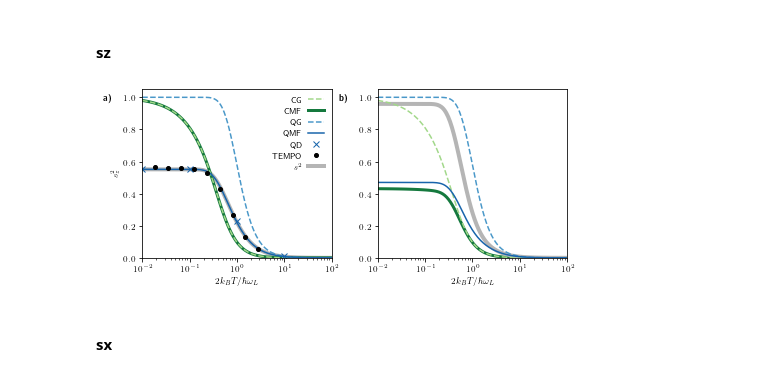
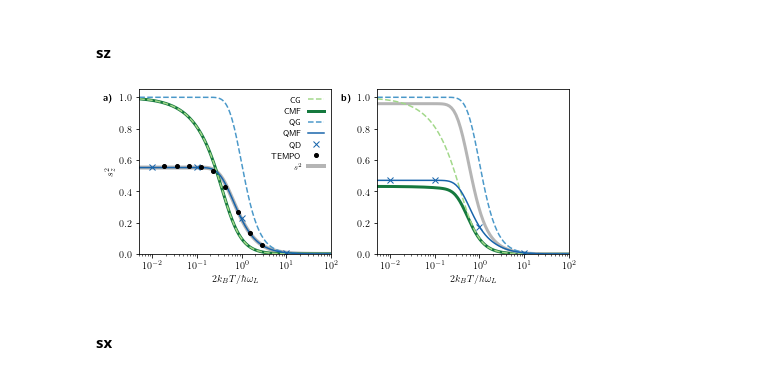
Before and after one commit to quantum-exeter/QuantumSpinDynamics, a Jupyter notebook: plot/plotStatics.ipynb, the cells around one changed output. Cells and saved outputs as stored; diff of their text form; code cells hidden in the pictures.

```diff
--- a/plot/plotStatics.ipynb
+++ b/plot/plotStatics.ipynb
@@ -121,10 +121,10 @@ dataG_qu = np.array(pd.read_csv(r'../paper_data/qu_Gibbs.csv'))
 dataG_cl = np.array(pd.read_csv(r'/Users/charliehogg/Work/ClassicalSpinMFGS/paper_data/cl_Gibbs.csv'))
 
 #### prmd ####
-data1D_prmd = np.array(pd.read_csv(r'../paper_data/qu_MFGS_1D_prmd_250.csv'))
+data1D_prmd = np.array(pd.read_csv(r'../paper_data/qu_MFGS_1D_prmd_150.csv'))
 data1D_prmd_cl = np.array(pd.read_csv(r'/Users/charliehogg/Work/ClassicalSpinMFGS/paper_data/cl_MFGS_1D_prmd.csv'))
 
-data3D_prmd = np.array(pd.read_csv(r'../paper_data/qu_MFGS_3D_prmd_6.csv'))
+data3D_prmd = np.array(pd.read_csv(r'../paper_data/qu_MFGS_3D_prmd_5.csv'))
 data3D_prmd_cl = np.array(pd.read_csv(r'/Users/charliehogg/Work/ClassicalSpinMFGS/paper_data/cl_MFGS_3D_prmd.csv'))
 
 data_tempo = np.array(pd.read_csv(r'../paper_data/TEMPO.csv'))
@@ -199,7 +199,7 @@ ax[1].set_xlabel("$2k_B T/\hbar\omega_L$")
 ax[0].set_ylabel("$s_z^2$")
 
 for i in [0, 1]:
-        ax[i].set_xlim(1.0e-2, 1.0e2)
+        ax[i].set_xlim(0.5e-2, 1.0e2)
         ax[i].set_ylim(0.0, 1.05)
 
 def clGibbs(T):
@@ -208,48 +208,50 @@ def clGibbs(T):
 ##### Data 3D ######
 
 ## Classical ##
-ax[0].semilogx(dataG_qu[:,0], clGibbs(dataG_qu[:,0])**2, color=ocmap(0.4), linestyle='--', zorder=2, label='CG') # Gibbs
+# ax[0].semilogx(dataG_qu[:,0], clGibbs(dataG_qu[:,0]), 'r-') # Gibbs (Analytical)
+ax[0].semilogx(dataG_cl[:,0], dataG_cl[:,3]**2, color=ocmap(0.4), linestyle='--', zorder=2, label='CG') # Gibbs (Numerical)
 ax[0].semilogx(data3D_prmd_cl[:,0], data3D_prmd_cl[:,3]**2, color=ocmap(0.8), linestyle='-', linewidth=3, zorder=1, label='CMF') # MFGS
 
 ## Quantum ##
 ax[0].semilogx(dataG_qu[:,0], dataG_qu[:,3]**2, color=bcmap(0.6), linestyle='--', label='QG') # Gibbs
 ax[0].semilogx(data3D_prmd[:,0], data3D_prmd[:,3]**2, color=bcmap(0.8), label='QMF') # MFGS
 ax[0].plot(0.01, 0.745**2, color=bcmap(0.8), marker='x', linestyle='None', label='QD') # Dynamics
 ax[0].plot(0.1, 0.745**2, color=bcmap(0.8), marker='x', linestyle='None') # Dynamics
 ax[0].plot(1, 0.476**2, color=bcmap(0.8), marker='x', linestyle='None') # Dynamics
 ax[0].plot(10, 0.0942**2, color=bcmap(0.8), marker='x', linestyle='None') # Dynamics
 ax[0].semilogx(data_tempo[:,0], data_tempo[:,1]**2, 'ko', markersize=4, label='TEMPO') # TEMPO
 
 ax[0].semilogx(data3D_prmd[:,0], data3D_prmd[:,1]**2 + data3D_prmd[:,2]**2 + data3D_prmd[:,3]**2, color=gcmap(0.4), linestyle='-', linewidth=4, zorder=0, label='$s^2$') # MFGS
 
 ##### Data 1D ######
 
 ## Classical ##
-ax[1].semilogx(dataG_qu[:,0], clGibbs(dataG_qu[:,0])**2, color=ocmap(0.4), linestyle='--', zorder=1) # Gibbs
+# ax[1].semilogx(dataG_qu[:,0], clGibbs(dataG_qu[:,0]), 'r-') # Gibbs (Analytical)
+ax[1].semilogx(dataG_cl[:,0], dataG_cl[:,3]**2, color=ocmap(0.4), linestyle='--', zorder=2, label='CG') # Gibbs (Numerical)
 ax[1].semilogx(data1D_prmd_cl[:,0], data1D_prmd_cl[:,3]**2, color=ocmap(0.8), linestyle='-', linewidth=3, zorder=0) # MFGS
 
 ## Quantum ##
 ax[1].semilogx(dataG_qu[:,0], dataG_qu[:,3]**2, color=bcmap(0.6), linestyle='--') # Gibbs
 ax[1].semilogx(data1D_prmd[:,0], data1D_prmd[:,3]**2, color=bcmap(0.8)) # MFGS
 
-# ax[1].plot(0.01, 0.865, color=bcmap(0.8), marker='x', linestyle='None') # Dynamics
-# ax[1].plot(0.1, 0.865, color=bcmap(0.8), marker='x', linestyle='None') # Dynamics
-# ax[1].plot(1, 0.603, color=bcmap(0.8), marker='x', linestyle='None') # Dynamics
-# ax[1].plot(10, 0.093, color=bcmap(0.8), marker='x', linestyle='None') # Dynamics
+ax[1].plot(0.01, 0.685**2, color=bcmap(0.8), marker='x', linestyle='None') # Dynamics
+ax[1].plot(0.1, 0.685**2, color=bcmap(0.8), marker='x', linestyle='None') # Dynamics
+ax[1].plot(1, 0.417**2, color=bcmap(0.8), marker='x', linestyle='None') # Dynamics
+ax[1].plot(10, 0.086**2, color=bcmap(0.8), marker='x', linestyle='None') # Dynamics
 
-ax[1].semilogx(data1D_prmd[:,0], data1D_prmd[:,1]**2 + data1D_prmd[:,2]**2 + data1D_prmd[:,3]**2, color=gcmap(0.4), linestyle='-', linewidth=4, zorder=0, label='$s^2$') # MFGS
+ax[1].semilogx(data1D_prmd[:,0], data1D_prmd[:,1]**2 + data1D_prmd[:,2]**2 + data1D_prmd[:,3]**2, color=gcmap(0.4), linestyle='-', linewidth=3, zorder=0, label='$s^2$') # MFGS
 
-ax[0].text(0.15e-2, 0.98, '\\textbf{a)}')
-ax[1].text(0.15e-2, 0.98, '\\textbf{b)}')
+ax[0].text(0.08e-2, 0.98, '\\textbf{a)}')
+ax[1].text(0.08e-2, 0.98, '\\textbf{b)}')
 
 ax[0].legend(ncol=1, loc='upper right', frameon=False, markerfirst=False)
 
-fig.tight_layout(w_pad = 0.5)
+fig.tight_layout(w_pad = 1.4)
 
-plt.savefig('/Users/charliehogg/Dropbox/PhD/1. 3D Project/Paper/Graphs/sz_T_prmd_new_1D_model_squared.pdf', dpi=300) # Export for Mac
-# plt.savefig('C://Users//crh222//Dropbox//PhD//1. 3D Project///Paper//Graphs//sz_T_prmd.pdf', dpi=300) # Export for Windows
+plt.savefig('/Users/charliehogg/Dropbox/PhD/1. 3D Project/Paper/Graphs/sz_T_prmd_new_1D_model.pdf', dpi=300) # Export for Mac
+# plt.savefig('C://Users//crh222//Dropbox//PhD//1. 3D Project///Paper//Graphs//sz_T_prmd_new_1D_model.pdf', dpi=300) # Export for Windows
 # %% [output]
-[figure, old version]
+[figure, new version]
 # %% [markdown]
 #### sx ####
 # %%
```
